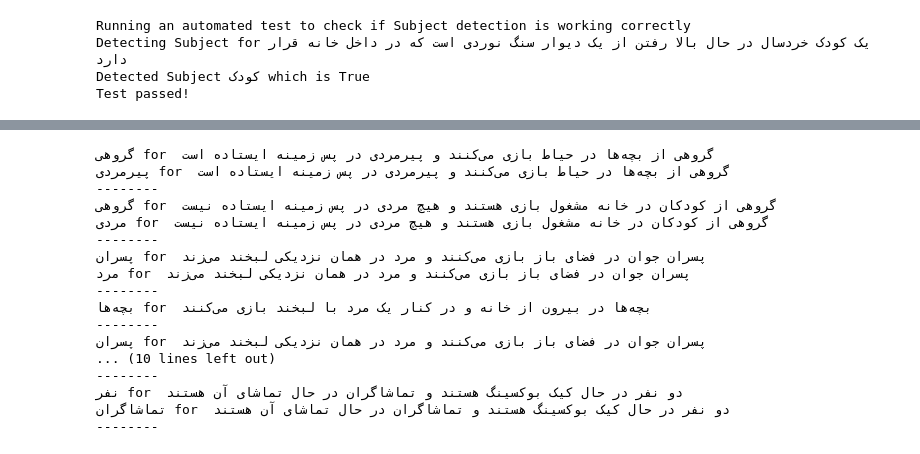
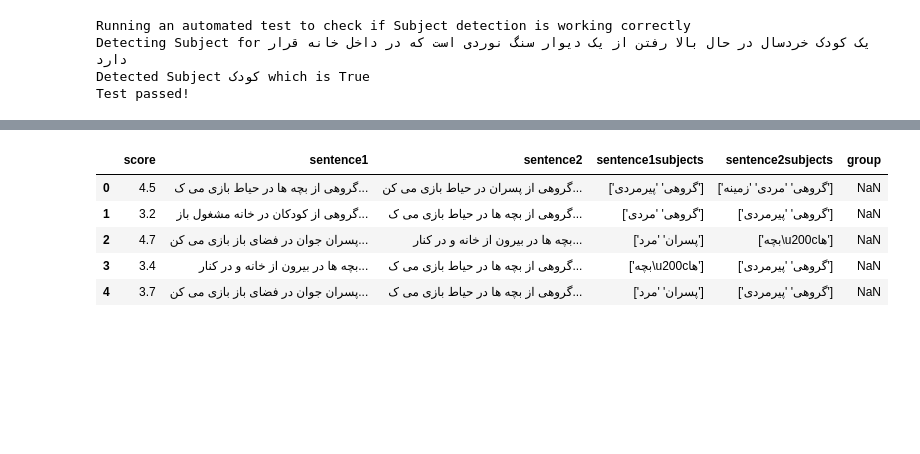
Before and after one commit to poorya-abbasi/DL-HW04, a Jupyter notebook: DL_HW04_HazmEdition.ipynb, the cells around one changed output, grey strips where cells are left out. Cells and saved outputs as stored; diff of their text form; code cells hidden in the pictures; blank space fills up the shorter version.

```diff
--- a/DL_HW04_HazmEdition.ipynb
+++ b/DL_HW04_HazmEdition.ipynb
@@ -73,37 +101,41 @@ Test passed!
 # %%
 #Config
-stopAtIndex = 10 #Set to -1 to never stop
+stopAtIndex = -1 #Set to -1 to never stop
+#Function Defenition
+def getSubjects(text):
+  result = list()
+  normalized = normalizer.normalize(text)
+  sents = sent_tokenize(normalized)
+  for sent in sents:
+    dg = parser.parse(word_tokenize(sent))
+    for head, rel, dep in dg.triples():
+      if rel == "SBJ":
+        result.append(dep[0])
+  return result
 #Code
-for index, row in dataset.iterrows():
-  if index == stopAtIndex : break
-  text = row[1]
-  try:
-    normalized = normalizer.normalize(text)
-    sents = sent_tokenize(normalized)
-    for sent in sents:
-      dg = parser.parse(word_tokenize(sent))
-      for head, rel, dep in dg.triples():
-        if rel == "SBJ":
-          print(dep[0],"for ",normalized)
-    print("--------")
-  except:
-    print("Parsing failed for index",index)
-    print("--------")
+if not os.path.exists(pathToProcessedDataset):
+  for index, row in dataset.iterrows():
+    if index == stopAtIndex : break
+    try:
+      dataset.at[index,'sentence1subjects']=np.array(getSubjects(row['sentence1']))
+      dataset.at[index,'sentence2subjects']=np.array(getSubjects(row['sentence2']))
+      if index%10 == 0 :
+        print("Processing done until index",index)
+        dataset.to_csv('PerSICKHazmSubjects.csv',encoding='utf-8')
+    except Exception as e:
+      print("Parsing failed for index",index)
+  print("Detecting subjects done")
+else:
+  dataset = pd.read_csv(pathToProcessedDataset)
+  dataset.drop('Unnamed: 0', inplace=True, axis=1)
+  dataset.insert(5, 'group', np.nan)
+  dataset['group'] = dataset['group'].astype(object)
-# %% [output]
-گروهی for  گروهی از بچه‌ها در حیاط بازی می‌کنند و پیرمردی در پس زمینه ایستاده است
-پیرمردی for  گروهی از بچه‌ها در حیاط بازی می‌کنند و پیرمردی در پس زمینه ایستاده است
---------
-گروهی for  گروهی از کودکان در خانه مشغول بازی هستند و هیچ مردی در پس زمینه ایستاده نیست
-مردی for  گروهی از کودکان در خانه مشغول بازی هستند و هیچ مردی در پس زمینه ایستاده نیست
---------
-پسران for  پسران جوان در فضای باز بازی می‌کنند و مرد در همان نزدیکی لبخند می‌زند
-مرد for  پسران جوان در فضای باز بازی می‌کنند و مرد در همان نزدیکی لبخند می‌زند
---------
-بچه‌ها for  بچه‌ها در بیرون از خانه و در کنار یک مرد با لبخند بازی می‌کنند
---------
-پسران for  پسران جوان در فضای باز بازی می‌کنند و مرد در همان نزدیکی لبخند می‌زند
-... (10 lines left out)
---------
-نفر for  دو نفر در حال کیک بوکسینگ هستند و تماشاگران در حال تماشای آن هستند
-تماشاگران for  دو نفر در حال کیک بوکسینگ هستند و تماشاگران در حال تماشای آن هستند
---------
+# %%
+dataset.head()
+# %% [output]
+|  | score | sentence1 | sentence2 | sentence1subjects | sentence2subjects | group |
+| 0 | 4.5 | گروهی از بچه ها در حیاط بازی می ک... | گروهی از پسران در حیاط بازی می کن... | ['گروهی' 'پیرمردی'] | ['گروهی' 'مردی' 'زمینه'] | NaN |
+| 1 | 3.2 | گروهی از کودکان در خانه مشغول باز... | گروهی از بچه ها در حیاط بازی می ک... | ['گروهی' 'مردی'] | ['گروهی' 'پیرمردی'] | NaN |
+| 2 | 4.7 | پسران جوان در فضای باز بازی می کن... | بچه ها در بیرون از خانه و در کنار... | ['پسران' 'مرد'] | ['بچه\u200cها'] | NaN |
+| 3 | 3.4 | بچه ها در بیرون از خانه و در کنار... | گروهی از بچه ها در حیاط بازی می ک... | ['بچه\u200cها'] | ['گروهی' 'پیرمردی'] | NaN |
+| 4 | 3.7 | پسران جوان در فضای باز بازی می کن... | گروهی از بچه ها در حیاط بازی می ک... | ['پسران' 'مرد'] | ['گروهی' 'پیرمردی'] | NaN |
```
Also changed, not shown: parts of 5 cells of this notebook.
